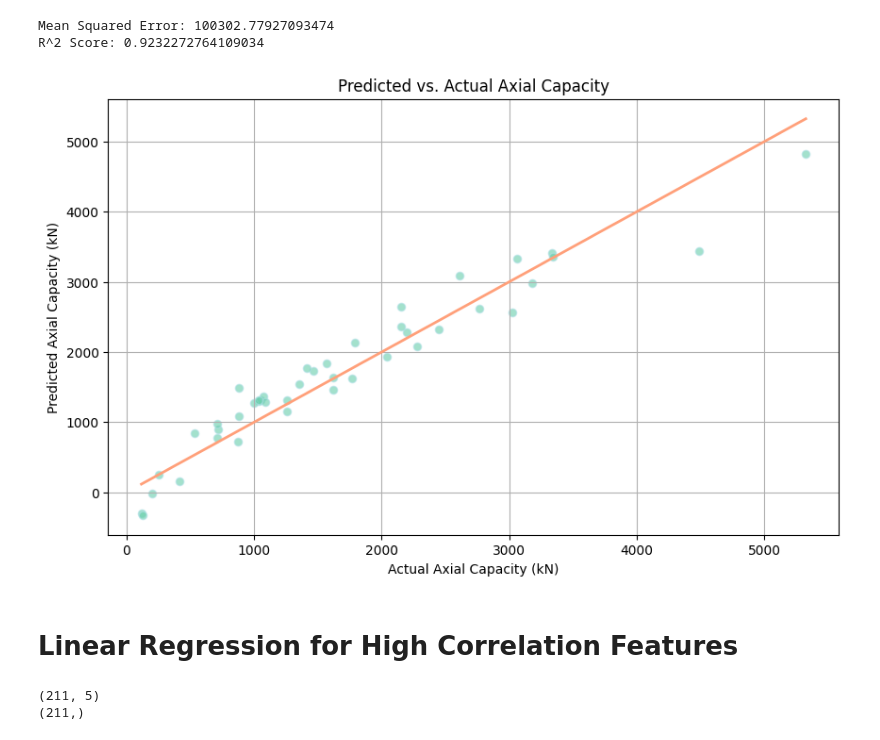
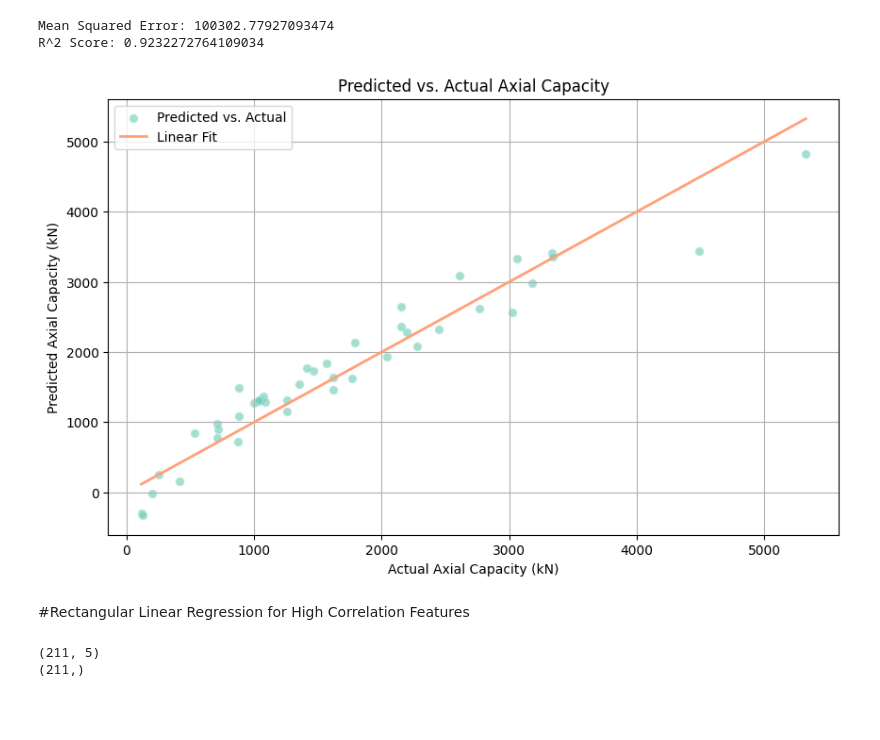
Before and after one commit to AnthonyKelly8/ENGG_680_Project, a Jupyter notebook: Code/Linear_Regression_ENGG680.ipynb, the cells around one changed output. Saved outputs shown, nothing was run; the diff lists cells and outputs as text; code cells hidden in the pictures; blank space fills up the shorter version.

```diff
--- a/Code/Linear_Regression_ENGG680.ipynb
+++ b/Code/Linear_Regression_ENGG680.ipynb
@@ -78,17 +80,18 @@ R^2 Score: 0.9232272764109034
 # %%
 # Scatter Plot: Predicted vs. Actual Values
 plt.figure(figsize=(10, 6))
 plt.scatter(y_test, y_pred, alpha=0.6, color='mediumaquamarine', edgecolors='powderblue')
 plt.plot([y_test.min(), y_test.max()], [y_test.min(), y_test.max()], 'lightsalmon', linewidth=2)
 plt.xlabel('Actual Axial Capacity (kN)')
 plt.ylabel('Predicted Axial Capacity (kN)')
 plt.title('Predicted vs. Actual Axial Capacity')
+plt.legend(['Predicted vs. Actual','Linear Fit'])
 plt.grid(True)
 plt.show()
 # %% [output]
-[figure, old version]
+[figure, new version]
 # %% [markdown]
-# Linear Regression for High Correlation Features
+#Rectangular Linear Regression for High Correlation Features
 # %%
 X_high_corr = df.drop(columns=['N_Test', 'L/B', 'E_o', 'fu', 'n', 'fc'])
 y_high_corr = df['N_Test']
```
Also changed, not shown: parts of 31 cells of this notebook, 3 other files.
